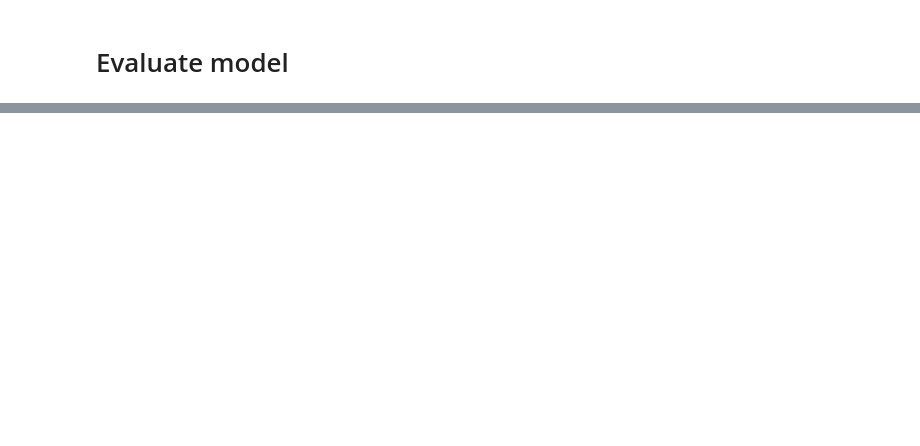
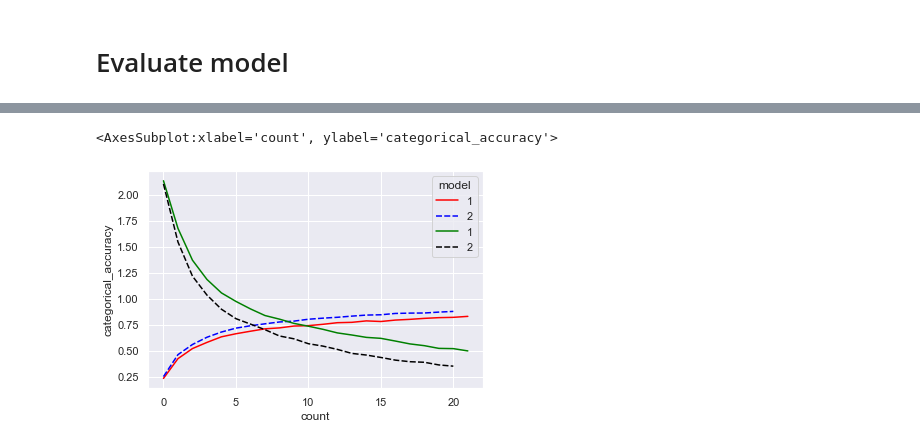
Before and after one commit to RosiNantis/mushroom_classification, a Jupyter notebook: Kaggle_models.ipynb, the cells around one changed output, grey strips where cells are left out. Drawn from its saved outputs; the diff is of its cells as text; code cells hidden in the pictures; blank space fills up the shorter version.

```diff
--- a/Kaggle_models.ipynb
+++ b/Kaggle_models.ipynb
@@ -204,0 +323,6 @@ pd.DataFrame(history.history)
+# %%
+sns.lineplot(data=df, x = 'count', y = 'categorical_accuracy',  hue = 'model',style='model',palette=['red', 'blue'])
+sns.lineplot(data=df, x = 'count', y = 'loss',  hue = 'model',style='model',palette=['green', 'black'])
+# %% [output]
+<AxesSubplot:xlabel='count', ylabel='categorical_accuracy'>
+[figure, added]
```
Also changed, not shown: parts of 36 cells of this notebook, 23 other files.
